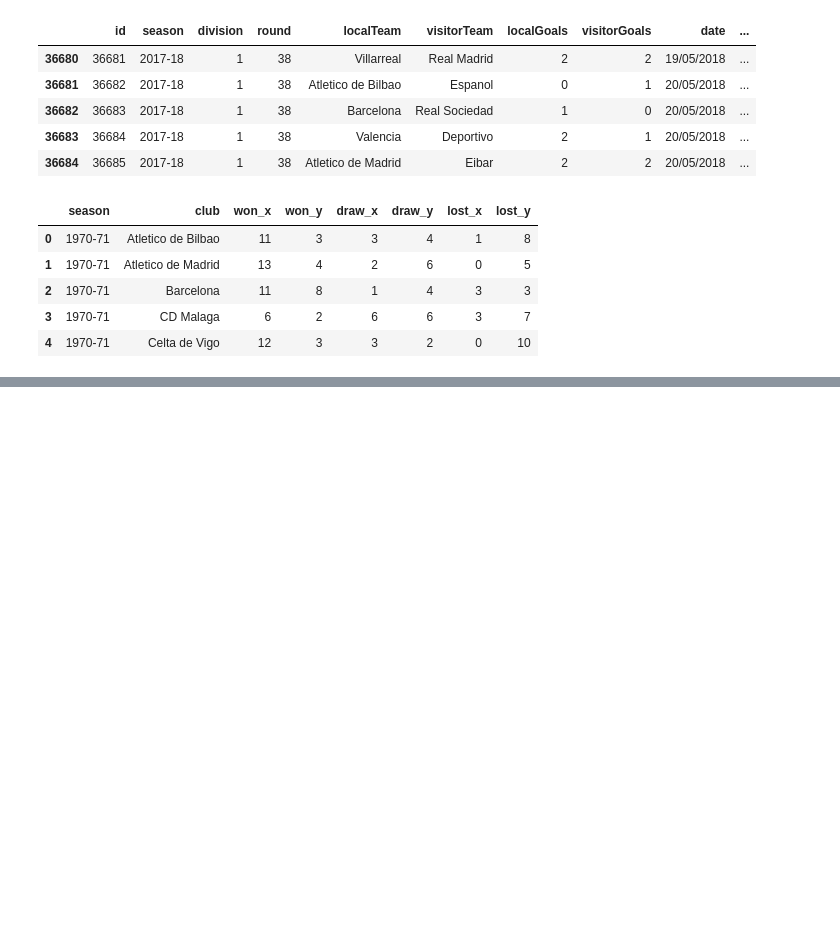
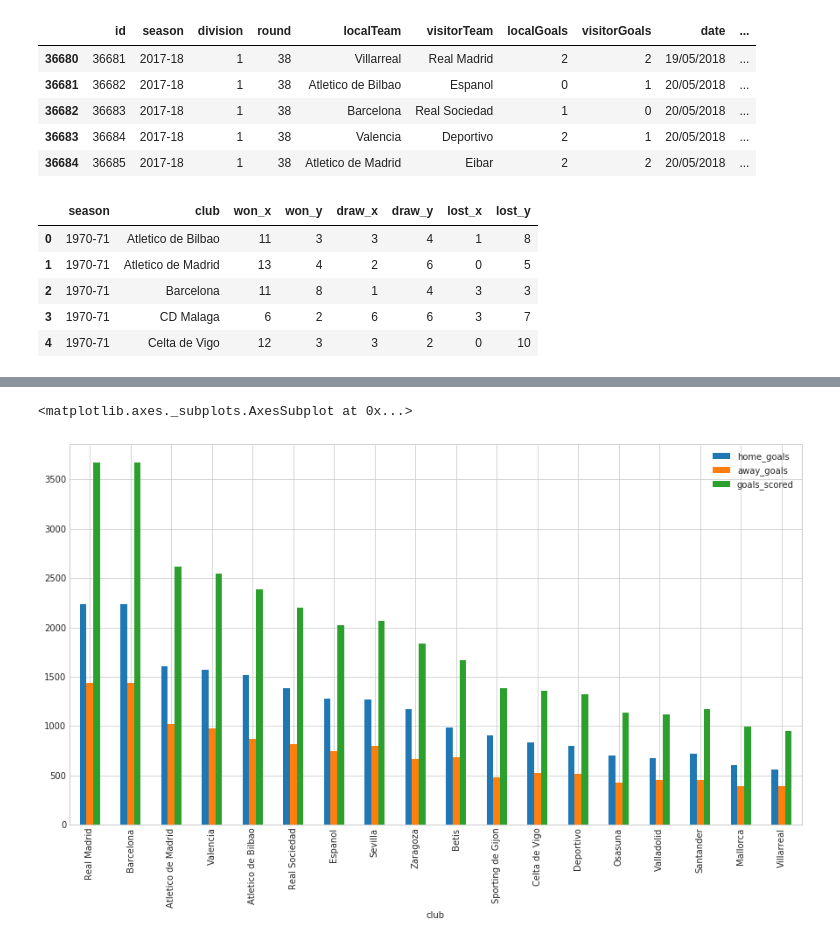
Before and after one commit to uttsap/La-Liga-Analysis, a Jupyter notebook: La Liga.ipynb, the cells around one changed output, grey strips where cells are left out. Cells and saved outputs as stored; diff of their text form; code cells hidden in the pictures; blank space fills up the shorter version.

```diff
--- a/La Liga.ipynb
+++ b/La Liga.ipynb
@@ -121,0 +204,14 @@ point_table.tail(n=20).sort_values('points',ascending=False)
+# %%
+w=df.groupby(['club'])['home_goals'].sum().sort_values(ascending=False).head(20).reset_index()
+x=df.groupby(['club'])['away_goals'].sum().sort_values(ascending=False).head(20).reset_index()
+y=df.groupby(['club'])['goals_scored'].sum().sort_values(ascending=False).head(20).reset_index()
+z=w.merge(x,on=['club']).merge(y,on=['club'])
+a=df.groupby(['club'])['home_win'].sum().sort_values(ascending=False).head(20).reset_index()
+b=df.groupby(['club'])['away_win'].sum().sort_values(ascending=False).head(20).reset_index()
+c=df.groupby(['club'])['matches_won'].sum().sort_values(ascending=False).head(20).reset_index()
+z=a.merge(b,on=['club']).merge(c,on=['club']).merge(z,on=['club'])
+# %%
+z.plot(x='club',y=['home_goals','away_goals','goals_scored'], kind="bar",figsize=(15,8))
+# %% [output]
+<matplotlib.axes._subplots.AxesSubplot at 0x...>
+[figure, added]
```
Also changed, not shown: parts of 10 cells of this notebook.
